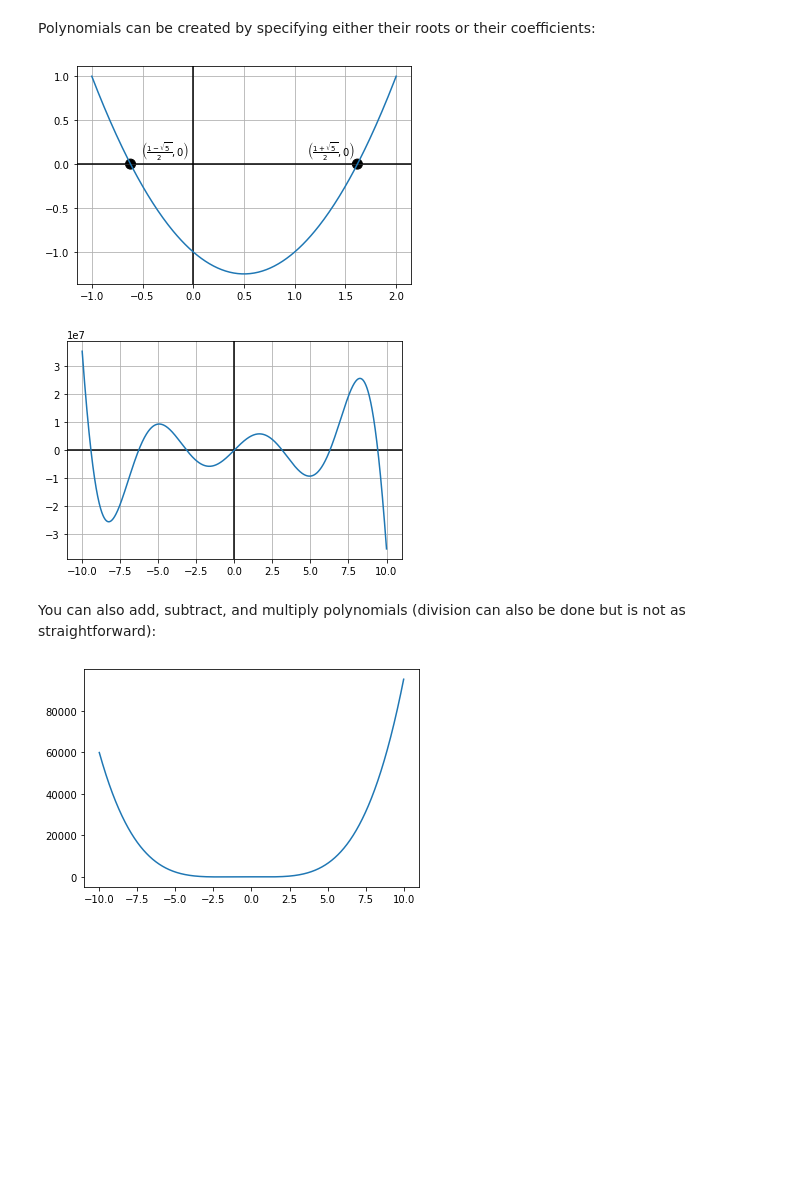
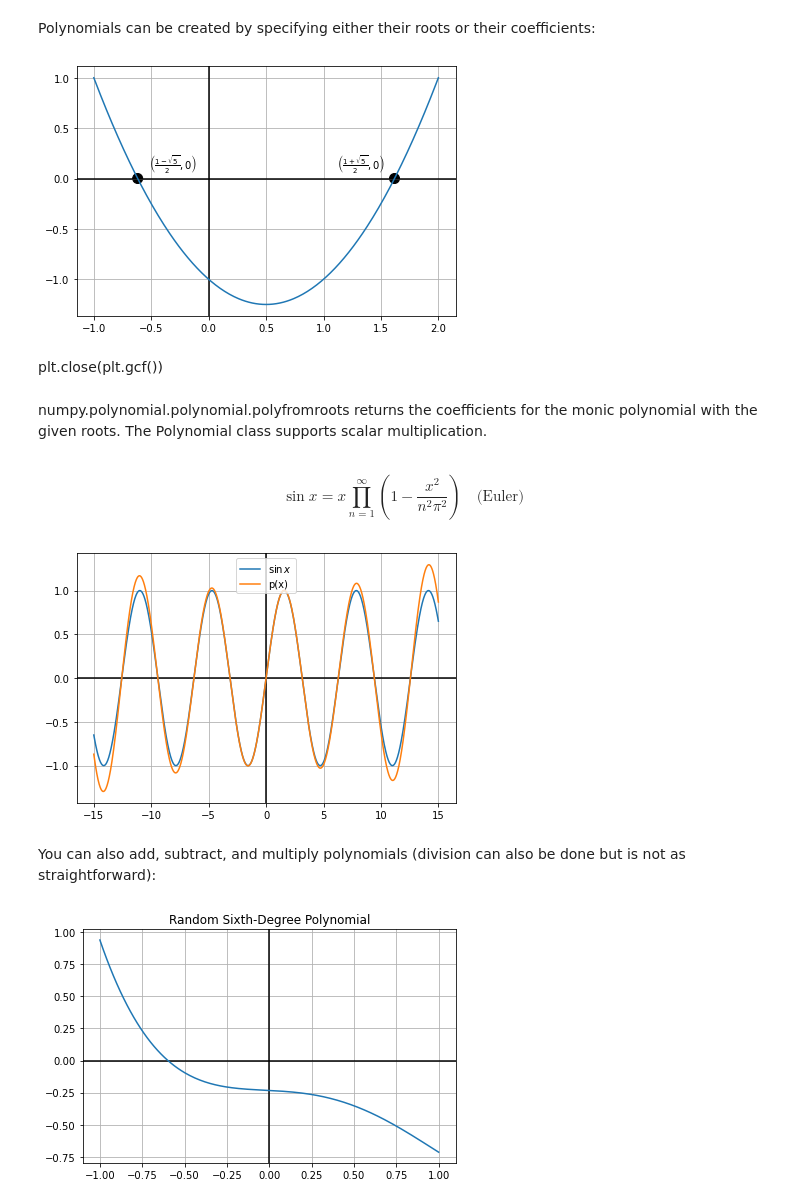
Before and after one commit to wblackucimath/Python-Examples, a Jupyter notebook: Quick-Start.ipynb, the cells around one changed output. Cells and saved outputs as stored; diff of their text form; code cells hidden in the pictures; blank space fills up the shorter version.

```diff
--- a/Quick-Start.ipynb
+++ b/Quick-Start.ipynb
@@ -92,7 +94,8 @@ plt.axhline(color="k")
 plt.axvline(color="k")
 plt.plot(xvec, fibpoly(xvec))
 plt.scatter(fibroots, np.zeros_like(fibroots), s = (100,100), c = "k")
-plt.annotate(r"$\left ( \frac{1 + \sqrt{5}}{2}, 0\right )$", (fibroots[0] - 0.5, 0.1)); # Semicolon suppresses output, like in Matlab
+plt.annotate(r"$\left ( \frac{1 + \sqrt{5}}{2}, 0\right )$", (fibroots[0] - 0.5, 0.1)); # Semicolon suppresses text output, like in Matlab
 plt.annotate(r"$\left ( \frac{1 - \sqrt{5}}{2}, 0\right )$", (fibroots[1] + 0.1, 0.1));
+plt.tight_layout()
 # %% [output]
-[figure, old version]
+[figure, new version]
@@ -101,13 +102,22 @@ plt.close(plt.gcf())
+# %% [markdown]
+plt.close(plt.gcf())
+# %% [markdown]
+numpy.polynomial.polynomial.polyfromroots returns the coefficients for the monic polynomial with the given roots. The Polynomial class supports scalar multiplication.
+# %% [markdown]
+$$\sin x = x \prod_{n = 1}^{\infty} \left ( 1 - \frac{x^2}{n^2 \pi^2} \right ) \quad \text{(Euler)}$$
 # %%
 dx = 0.01
-xmin, xmax = -10, 10 #adding the decimal forces floting point values
+xmin, xmax = -15, 15 #adding the decimal forces floting point values
 xvec = np.linspace(xmin, xmax, num=1+int((xmax-xmin)/dx))
-roots = np.pi * np.arange(-4, 5)
-p = poly.Polynomial(poly.polyfromroots(roots))
-#plt.ylim((-10,10))
+R = 78
+roots = np.pi * np.arange(-R, R +1)
+p = poly.Polynomial(poly.polyfromroots(roots)) / np.prod(roots[roots != 0])
 plt.grid()
 plt.axhline(color="k")
 plt.axvline(color="k")
-plt.plot(xvec, p(xvec));
+plt.plot(xvec, np.sin(xvec), label=r"$\sin x$");
+plt.plot(xvec, p(xvec), label="p(x)");
+plt.legend(loc="upper center");
+plt.tight_layout()
 # %% [output]
-[figure, old version]
+[figure, new version]
@@ -114,8 +126,17 @@ plt.plot(xvec, p(xvec));
 # %% [markdown]
 You can also add, subtract, and multiply polynomials (division can also be done but is not as straightforward):
 # %%
-p1 = poly.Polynomial([-1, -1, 1])
-p2 = poly.Polynomial([9,26,8])
-plt.plot(xvec, (p1 * p2)(xvec));
+dx = 0.01
+xmin, xmax = -1, 1 #adding the decimal forces floting point values
+xvec = np.linspace(xmin, xmax, num=1+int((xmax-xmin)/dx))
+p1 = poly.Polynomial(2 * np.random.rand(3) - 1)
+p2 = poly.Polynomial(2 * np.random.rand(3) - 1)
+p3 = p1 * p2 # Note how we are multiplying the polynomial objects and not the floating point results of evaluation of the polynomials.
+plt.grid()
+plt.axhline(color="k")
+plt.axvline(color="k")
+plt.title("Random Sixth-Degree Polynomial")
+plt.plot(xvec, p3(xvec));
+plt.tight_layout()
 # %% [output]
-[figure, old version]
+[figure, new version]
```
Also changed, not shown: parts of 16 cells of this notebook, 1 other file.
